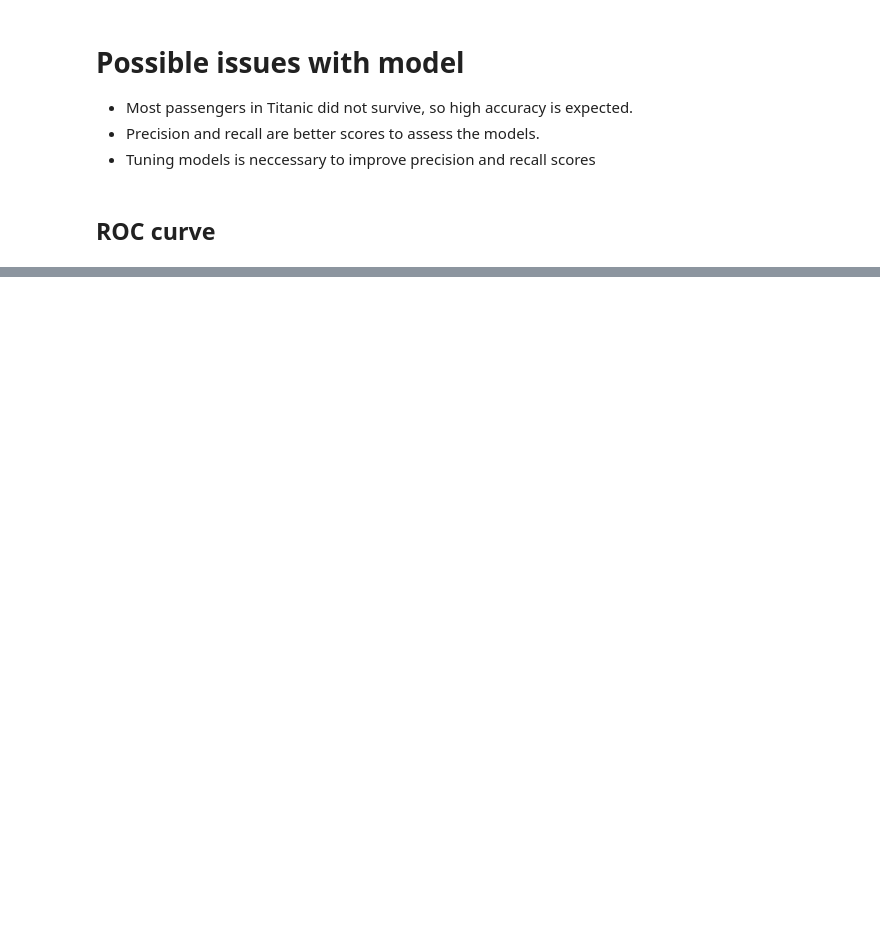
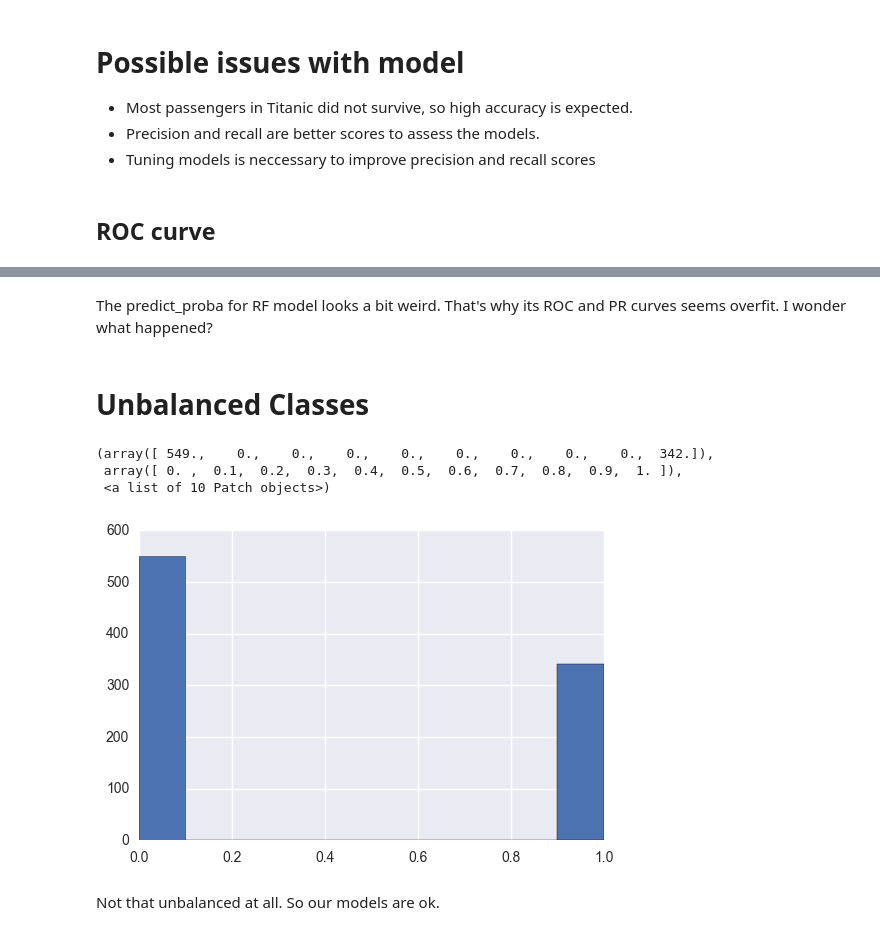
Before and after one commit to hainguyenau/Kaggle-Titanic, a Jupyter notebook: Titanic.ipynb, the cells around one changed output, grey strips where cells are left out. Saved outputs shown, nothing was run; the diff lists cells and outputs as text; code cells hidden in the pictures; blank space fills up the shorter version.

```diff
--- a/Titanic.ipynb
+++ b/Titanic.ipynb
@@ -694,0 +735,14 @@ X_test
+# %% [markdown]
+The predict_proba for RF model looks a bit weird. That's why its ROC and PR curves seems overfit. I wonder what happened?
+# %% [markdown]
+# Unbalanced Classes
+# %%
+# Check the proportion of people dead and survived
+plt.hist(df['Survived'])
+# %% [output]
+(array([ 549.,    0.,    0.,    0.,    0.,    0.,    0.,    0.,    0.,  342.]),
+ array([ 0. ,  0.1,  0.2,  0.3,  0.4,  0.5,  0.6,  0.7,  0.8,  0.9,  1. ]),
+ <a list of 10 Patch objects>)
+[figure, added]
+# %% [markdown]
+Not that unbalanced at all. So our models are ok.
```
Also changed, not shown: parts of 16 cells of this notebook, 1 other file.
